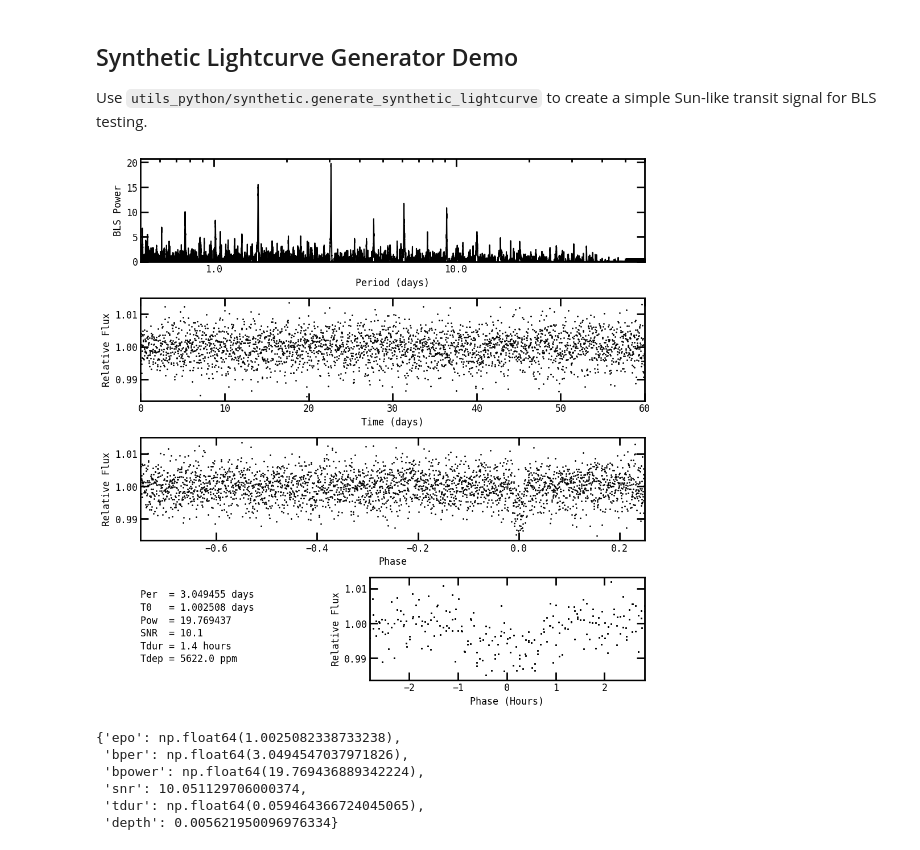
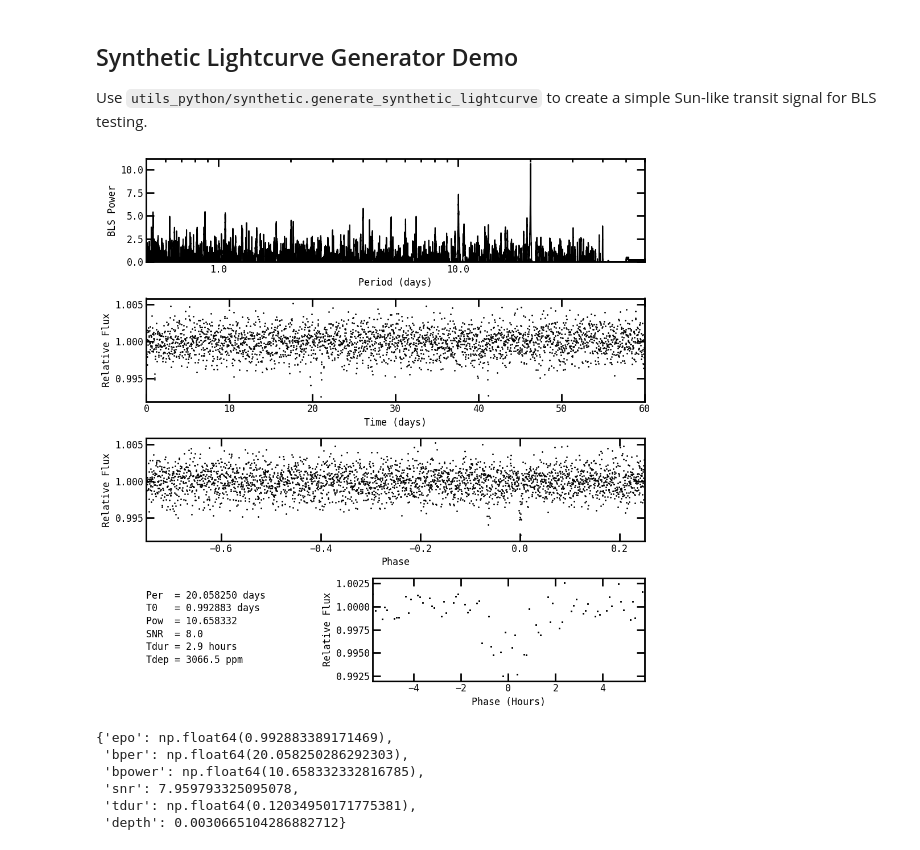
Before and after one commit to jasonfrowe/bls_cuda, a Jupyter notebook: pytfit5_example.ipynb, the cells around one changed output. Cells and saved outputs as stored; diff of their text form; code cells hidden in the pictures.

```diff
--- a/pytfit5_example.ipynb
+++ b/pytfit5_example.ipynb
@@ -381,42 +381,42 @@ from utils_python.synthetic import generate_synthetic_lightcurve
 # Parameters: t0, per, time_length, depth, snr
 syn_time, syn_flux = generate_synthetic_lightcurve(
     t0=1.0,            # days
-    per=3.05,           # days
+    per=20.05,           # days
     time_length=60.0,  # days total baseline
     depth=0.005,       # 0.5% depth
     snr=10.0,          # integrated transit SNR
     cadence=1.0/48.0,  # 30-min cadence
     seed=42,
 )
 
 # Prepare phot class-like arrays for BLS
 phot_syn_time = syn_time
 phot_syn_flux = syn_flux
 
 # Configure BLS for synthetic data
 syn_inputs = gbls.gbls_inputs_class()
 syn_inputs.zerotime = 0.0
 syn_inputs.Rstar = 1.0
 syn_inputs.Mstar = 1.0
 syn_inputs.plots = 1
 syn_inputs.freq1 = 1.0 / (np.max(phot_syn_time) - np.min(phot_syn_time))  # longest period = baseline
 syn_inputs.freq2 = 2.0  # c/d
 syn_inputs.filename = "BLS_Synthetic"
 
 # Normalization options: "none", "mad", "percentile_mad", "coverage_mad", "iterative_baseline"
 # For high SNR signals, "iterative_baseline" is more robust against suppressing the main peak
 syn_inputs.normalize = "iterative_baseline"
 
 # Run BLS on synthetic data
 syn_ans = gbls.bls(syn_inputs, phot_syn_time, phot_syn_flux)
 
 # Display results
 syn_ans.__dict__
 # %% [output]
-[figure, old version]
+[figure, new version]
-{'epo': np.float64(1.0025082338733238),
- 'bper': np.float64(3.0494547037971826),
- 'bpower': np.float64(19.769436889342224),
- 'snr': 10.051129706000374,
- 'tdur': np.float64(0.059464366724045065),
- 'depth': 0.005621950096976334}
+{'epo': np.float64(0.992883389171469),
+ 'bper': np.float64(20.058250286292303),
+ 'bpower': np.float64(10.658332332816785),
+ 'snr': 7.959793325095078,
+ 'tdur': np.float64(0.12034950171775381),
+ 'depth': 0.0030665104286882712}
```
Also changed, not shown: 2 other files.
